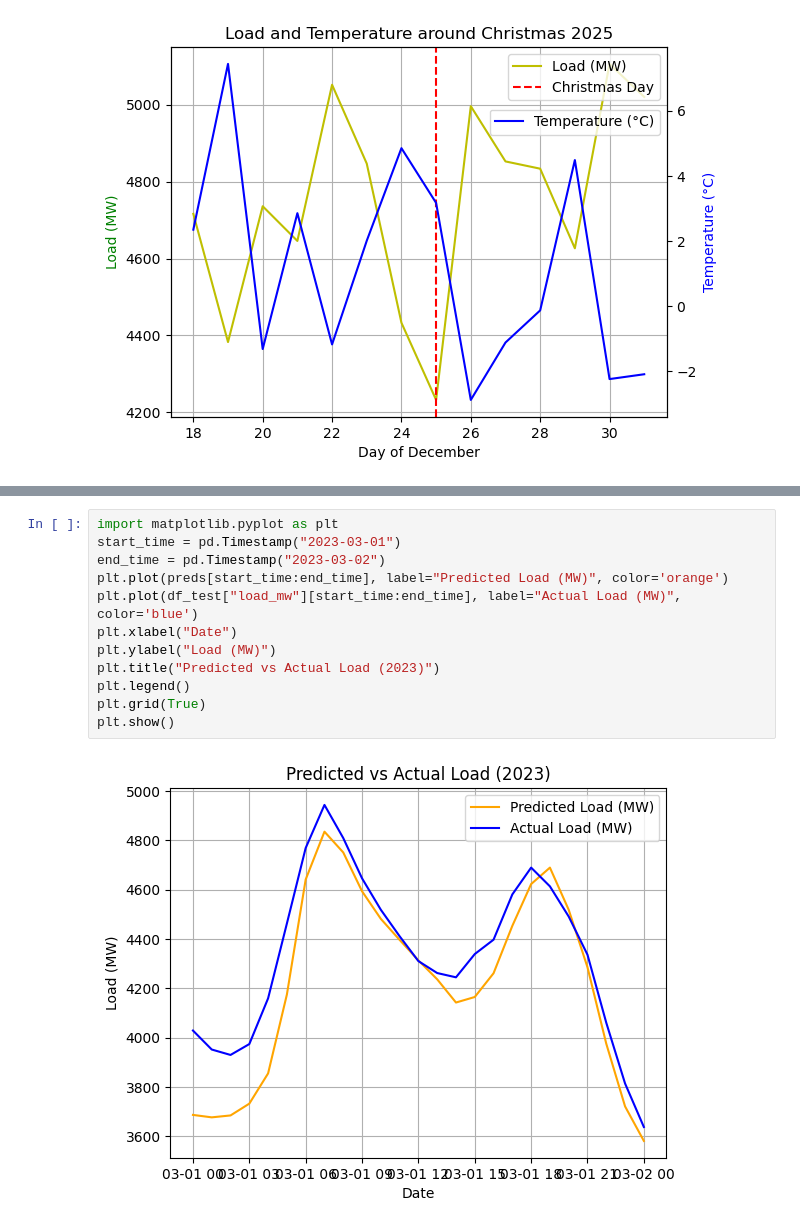
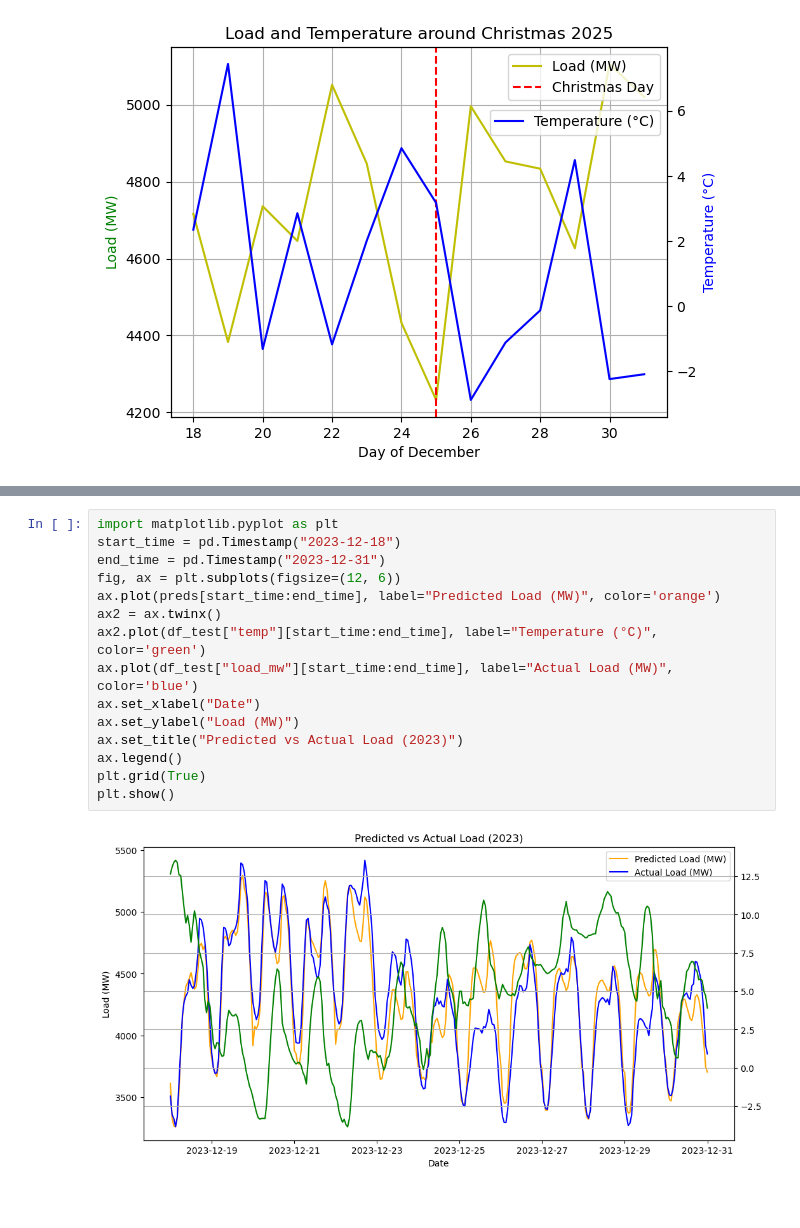
Before and after one commit to Zyxleo123/pjm-load-prediction, a Jupyter notebook: exploration.ipynb, the cells around one changed output, grey strips where cells are left out. Drawn from its saved outputs; the diff is of its cells as text.

Commit message:
multiple weather station test

```diff
--- a/exploration.ipynb
+++ b/exploration.ipynb
@@ -133,14 +100,17 @@ KeyboardInterrupt:
 # %%
 import matplotlib.pyplot as plt
-start_time = pd.Timestamp("2023-03-01")
-end_time = pd.Timestamp("2023-03-02")
-plt.plot(preds[start_time:end_time], label="Predicted Load (MW)", color='orange')
-plt.plot(df_test["load_mw"][start_time:end_time], label="Actual Load (MW)", color='blue')
-plt.xlabel("Date")
-plt.ylabel("Load (MW)")
-plt.title("Predicted vs Actual Load (2023)")
-plt.legend()
+start_time = pd.Timestamp("2023-12-18")
+end_time = pd.Timestamp("2023-12-31")
+fig, ax = plt.subplots(figsize=(12, 6))
+ax.plot(preds[start_time:end_time], label="Predicted Load (MW)", color='orange')
+ax2 = ax.twinx()
+ax2.plot(df_test["temp"][start_time:end_time], label="Temperature (°C)", color='green')
+ax.plot(df_test["load_mw"][start_time:end_time], label="Actual Load (MW)", color='blue')
+ax.set_xlabel("Date")
+ax.set_ylabel("Load (MW)")
+ax.set_title("Predicted vs Actual Load (2023)")
+ax.legend()
 plt.grid(True)
 plt.show()
 # %% [output]
-[figure, old version]
+[figure, new version]
```
Also changed, not shown: parts of 13 cells of this notebook.
